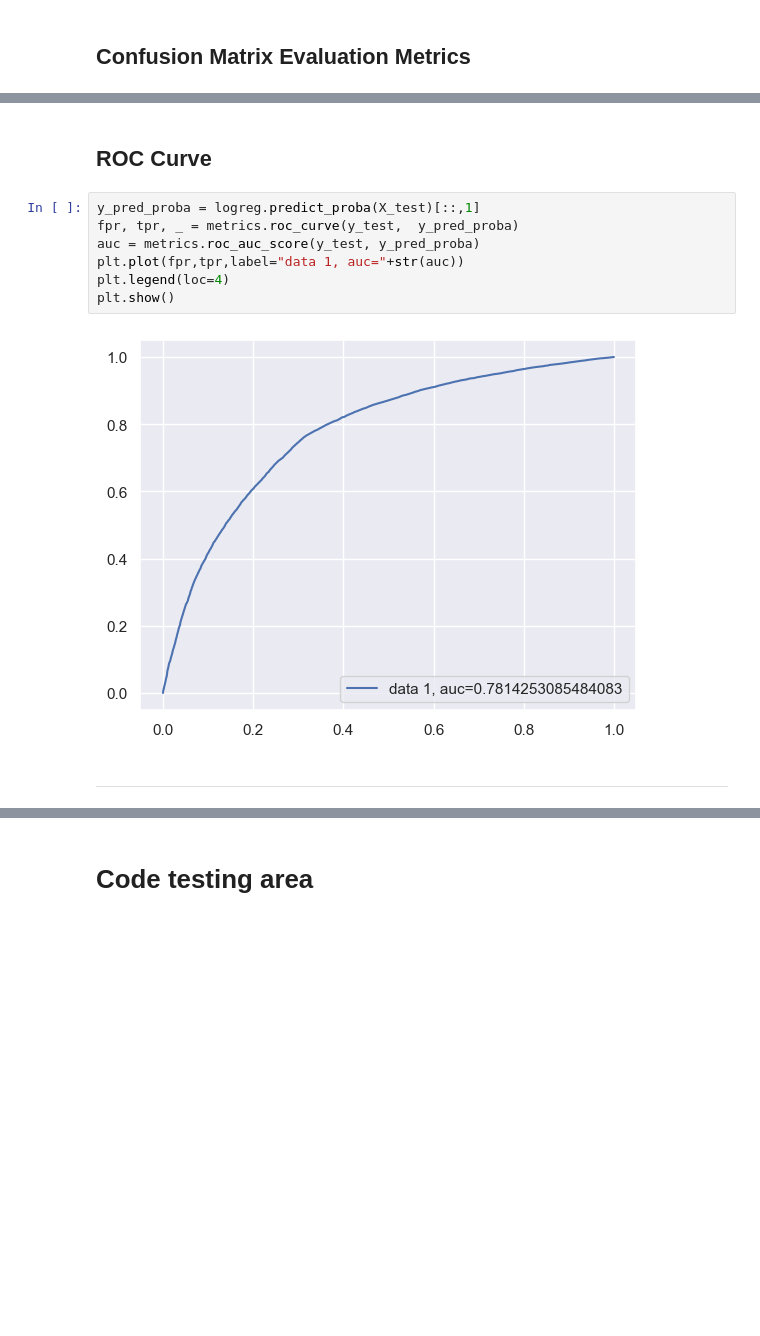
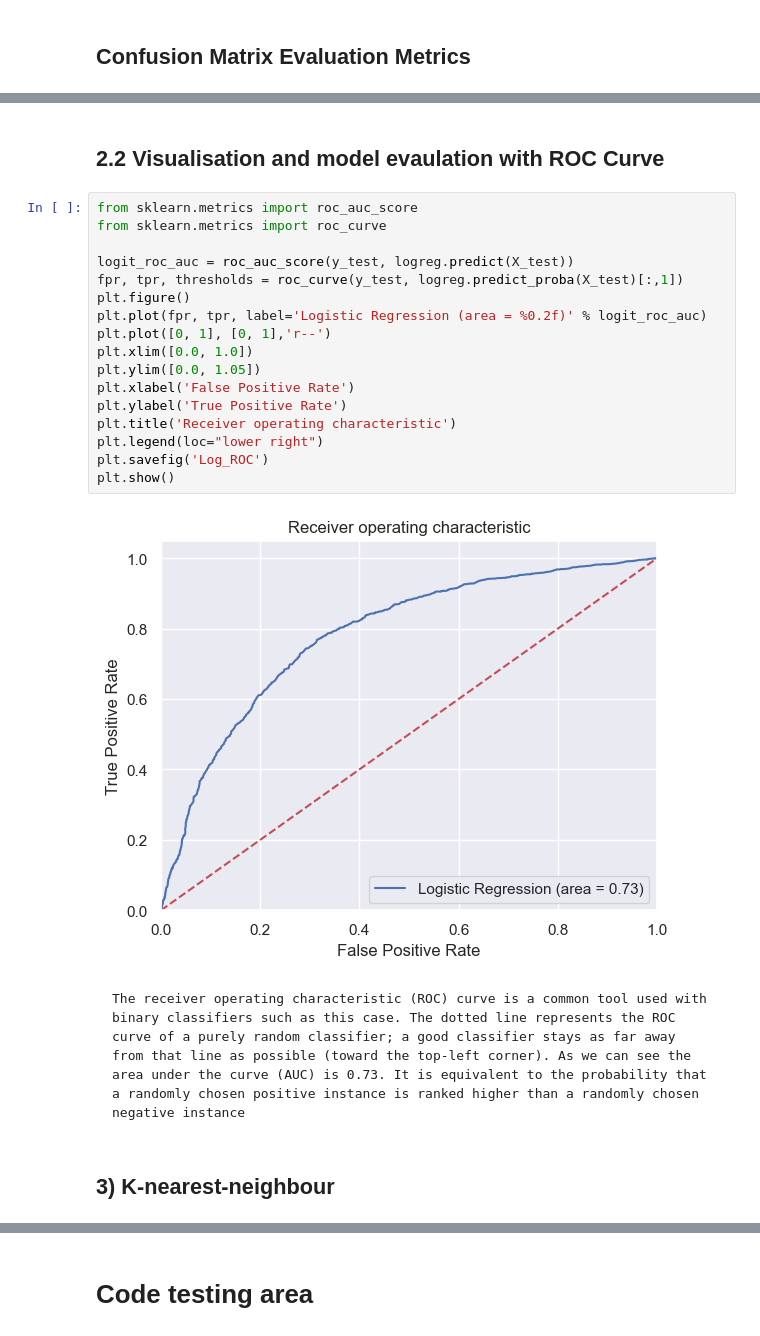
Before and after one commit to fattycuty/DSAI-Mini-Project, a Jupyter notebook: DS Mini-Project.ipynb, the cells around one changed output, grey strips where cells are left out. Drawn from its saved outputs; the diff is of its cells as text; blank space fills up the shorter version.

```diff
--- a/DS Mini-Project.ipynb
+++ b/DS Mini-Project.ipynb
@@ -781,13 +796,25 @@ weighted avg       0.73      0.72      0.72     31393
 # %% [markdown]
-## ROC Curve
+## 2.2 Visualisation and model evaulation with ROC Curve
-# %%
-y_pred_proba = logreg.predict_proba(X_test)[::,1]
-fpr, tpr, _ = metrics.roc_curve(y_test,  y_pred_proba)
-auc = metrics.roc_auc_score(y_test, y_pred_proba)
-plt.plot(fpr,tpr,label="data 1, auc="+str(auc))
-plt.legend(loc=4)
-plt.show()
-# %% [output]
-[figure, removed]
+# %%
+from sklearn.metrics import roc_auc_score
+from sklearn.metrics import roc_curve
+
+logit_roc_auc = roc_auc_score(y_test, logreg.predict(X_test))
+fpr, tpr, thresholds = roc_curve(y_test, logreg.predict_proba(X_test)[:,1])
+plt.figure()
+plt.plot(fpr, tpr, label='Logistic Regression (area = %0.2f)' % logit_roc_auc)
+plt.plot([0, 1], [0, 1],'r--')
+plt.xlim([0.0, 1.0])
+plt.ylim([0.0, 1.05])
+plt.xlabel('False Positive Rate')
+plt.ylabel('True Positive Rate')
+plt.title('Receiver operating characteristic')
+plt.legend(loc="lower right")
+plt.savefig('Log_ROC')
+plt.show()
+# %% [output]
+[figure, added]
 # %% [markdown]
-___
+    The receiver operating characteristic (ROC) curve is a common tool used with binary classifiers such as this case. The dotted line represents the ROC curve of a purely random classifier; a good classifier stays as far away from that line as possible (toward the top-left corner). As we can see the area under the curve (AUC) is 0.73. It is equivalent to the probability that a randomly chosen positive instance is ranked higher than a randomly chosen negative instance
+# %% [markdown]
+## 3) K-nearest-neighbour
```
Also changed, not shown: parts of 24 cells of this notebook.
